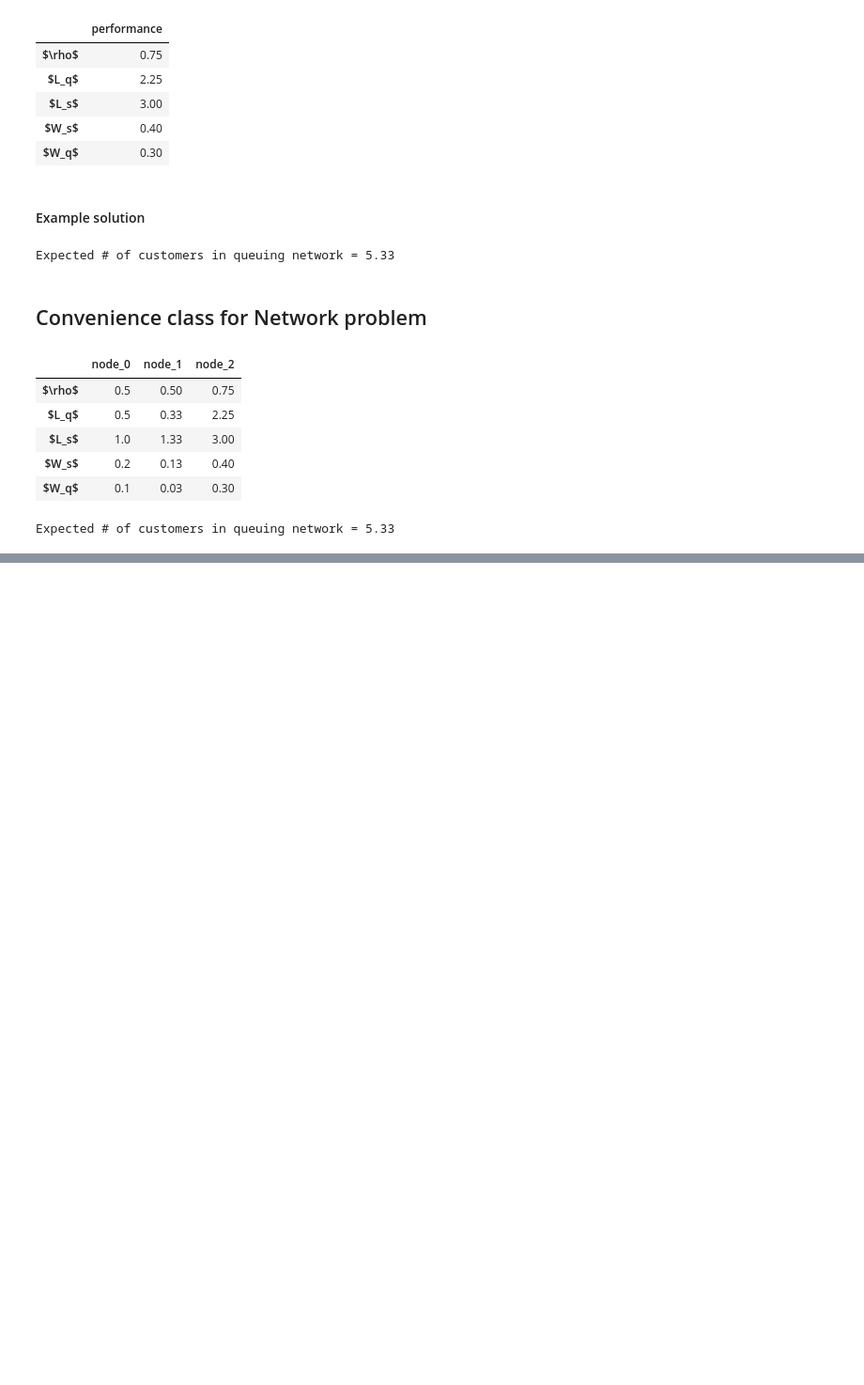
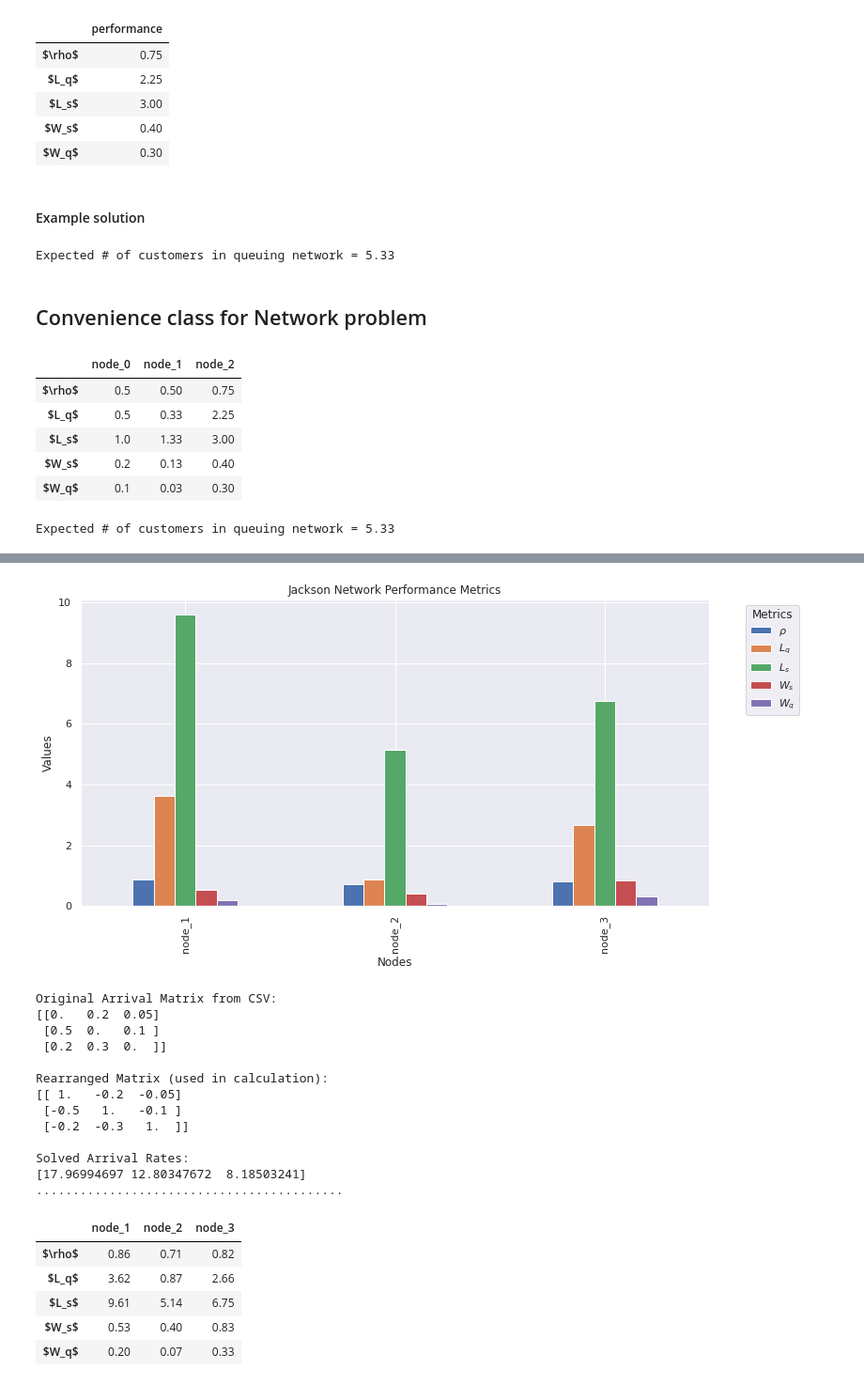
Before and after one commit to pythonhealthdatascience/jackson-network-jupyterlite, a Jupyter notebook: content/pyodide/qt_lab_jackson_networks.ipynb, the cells around one changed output, grey strips where cells are left out. Shown: that part at 94% size. Saved outputs shown, nothing was run; the diff lists cells and outputs as text; code cells hidden in the pictures; blank space fills up the shorter version.

```diff
--- a/content/pyodide/qt_lab_jackson_networks.ipynb
+++ b/content/pyodide/qt_lab_jackson_networks.ipynb
@@ -589,0 +683,27 @@ $W_q$      0.1    0.03    0.30
+# %%
+filepath_usecase = '../data/usecase_parameters.csv'
+
+
+# fun function from filepath
+run_jackson_network(filepath_usecase)
+# %% [output]
+[figure, added]
+Original Arrival Matrix from CSV:
+[[0.   0.2  0.05]
+ [0.5  0.   0.1 ]
+ [0.2  0.3  0.  ]]
+
+Rearranged Matrix (used in calculation):
+[[ 1.   -0.2  -0.05]
+ [-0.5   1.   -0.1 ]
+ [-0.2  -0.3   1.  ]]
+
+Solved Arrival Rates:
+[17.96994697 12.80347672  8.18503241]
+..........................................
+|  | node_1 | node_2 | node_3 |
+| $\rho$ | 0.86 | 0.71 | 0.82 |
+| $L_q$ | 3.62 | 0.87 | 2.66 |
+| $L_s$ | 9.61 | 5.14 | 6.75 |
+| $W_s$ | 0.53 | 0.40 | 0.83 |
+| $W_q$ | 0.20 | 0.07 | 0.33 |
```
Also changed, not shown: parts of 8 cells of this notebook, 2 other files.
